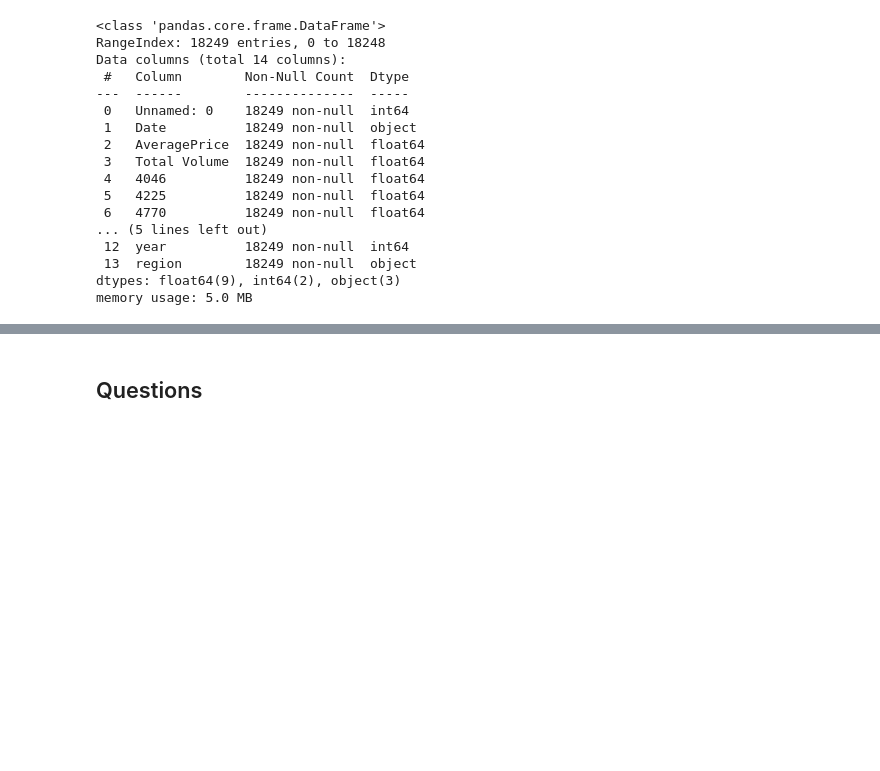
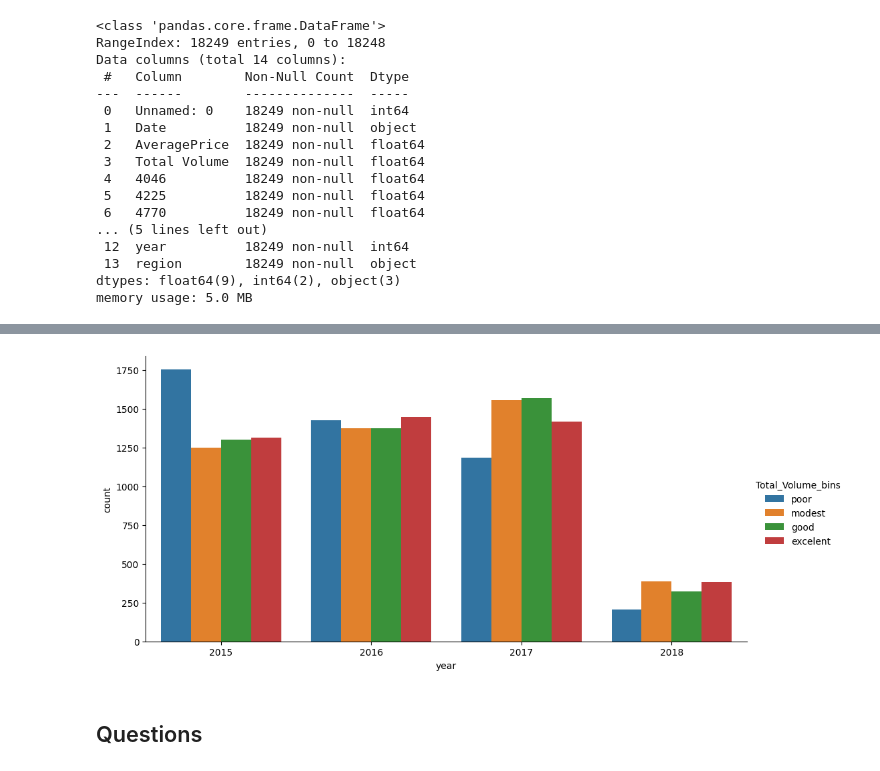
Before and after one commit to jlgull/CIS256DA, a Jupyter notebook: python_analysis/assignments/ch08/Jonathan_Heard_PA-8.ipynb, the cells around one changed output, grey strips where cells are left out. Drawn from its saved outputs; the diff is of its cells as text; code cells hidden in the pictures; blank space fills up the shorter version.

```diff
--- a/python_analysis/assignments/ch08/Jonathan_Heard_PA-8.ipynb
+++ b/python_analysis/assignments/ch08/Jonathan_Heard_PA-8.ipynb
@@ -91,3 +165,12 @@ memory usage: 5.0 MB
 # %%
 # Task 07 Bin the data in the Total Volume column into four quantiles labeled ‘poor’, ‘modest’, ‘good’, and ‘excellent’,
-#       and store the bin labels in a new column (3 pts.).
+#       and store the bin labels in a new column.
+
+label_list = ['poor', 'modest', 'good', 'excelent']
+
+avocado_data.rename(columns = {'Total Volume':'TotalVolume'}, inplace = True)
+
+avocado_data['Total_Volume_bins'] = pd.qcut(avocado_data.TotalVolume, q = 4,
+                                           labels = label_list)
+
+avocado_data.head()
@@ -94,5 +184,9 @@ memory usage: 5.0 MB
 # %%
 # Task 08 Plot the binned data by year using a Seaborn count plot.
+
+sbn.catplot(data = avocado_data, kind  = 'count', x = 'year', hue = 'Total_Volume_bins', aspect = 2);
+# %% [output]
+[figure, added]
 # %% [markdown]
 ## Questions
 # %%
```
Also changed, not shown: parts of 9 cells of this notebook, 2 other files.
